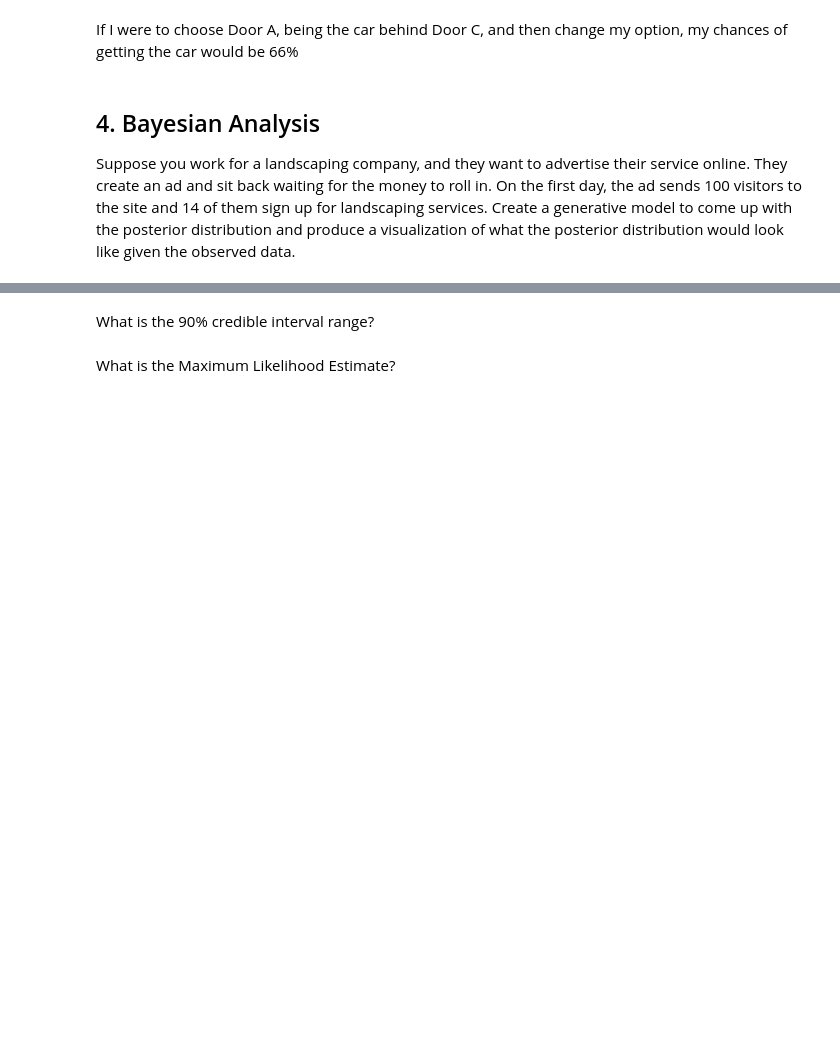
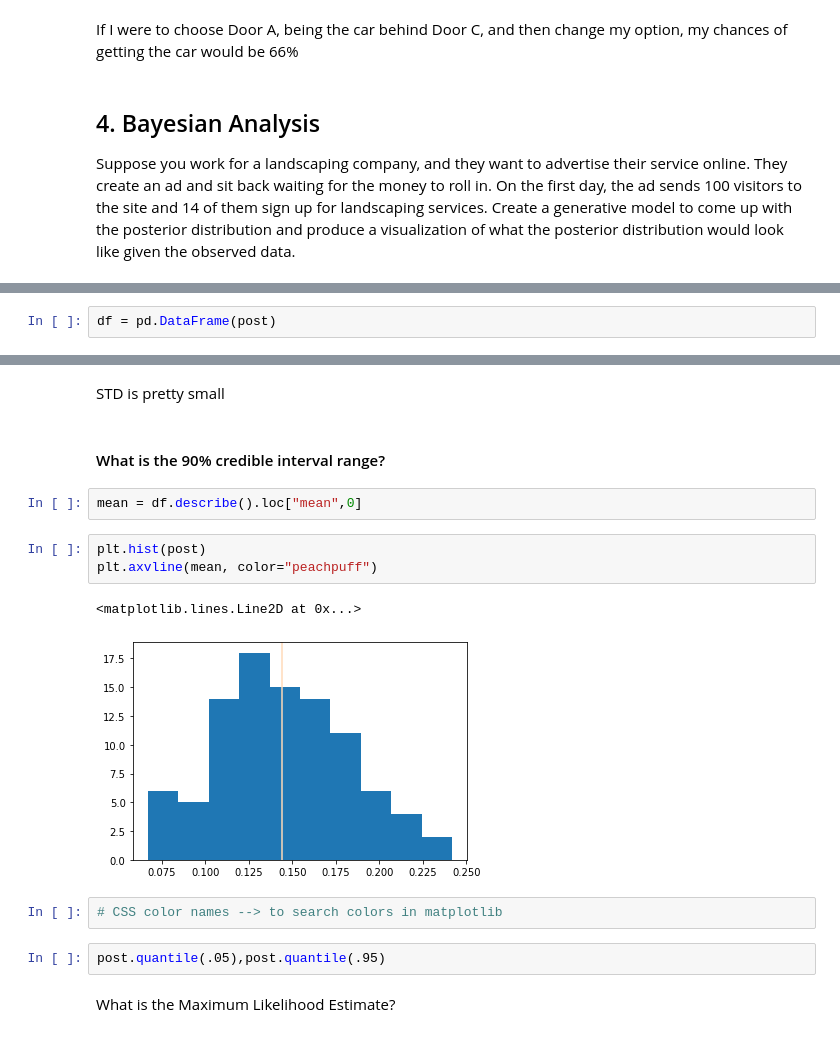
Before and after one commit to ironhack-datalabs/datamad1020, a Jupyter notebook: module-2/lab-bayesian-statistics/your-code/main.ipynb, the cells around one changed output, grey strips where cells are left out. Cells and saved outputs as stored; diff of their text form; blank space fills up the shorter version.

```diff
--- a/module-2/lab-bayesian-statistics/your-code/main.ipynb
+++ b/module-2/lab-bayesian-statistics/your-code/main.ipynb
@@ -217,0 +278,2 @@ Produce a set of descriptive statistics for the posterior distribution.
+# %%
+df = pd.DataFrame(post)
@@ -218,4 +292,18 @@ Produce a set of descriptive statistics for the posterior distribution.
+# %% [markdown]
+STD is pretty small
 # %% [markdown]
-What is the 90% credible interval range?
+#### What is the 90% credible interval range?
+# %%
+mean = df.describe().loc["mean",0]
+# %%
+plt.hist(post)
+plt.axvline(mean, color="peachpuff")
+# %% [output]
+<matplotlib.lines.Line2D at 0x...>
+[figure, added]
+# %%
+# CSS color names --> to search colors in matplotlib
+# %%
+post.quantile(.05),post.quantile(.95)
 # %% [markdown]
 What is the Maximum Likelihood Estimate?
```
Also changed, not shown: parts of 16 cells of this notebook.
